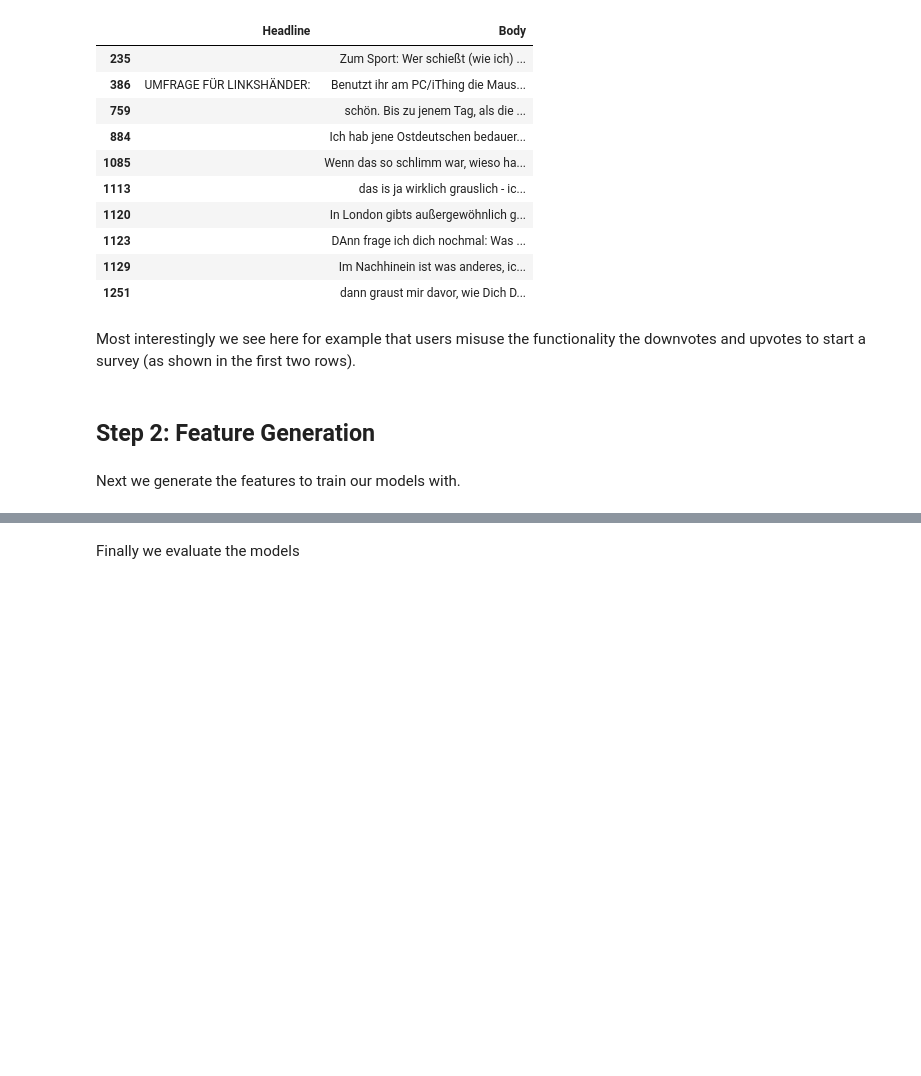
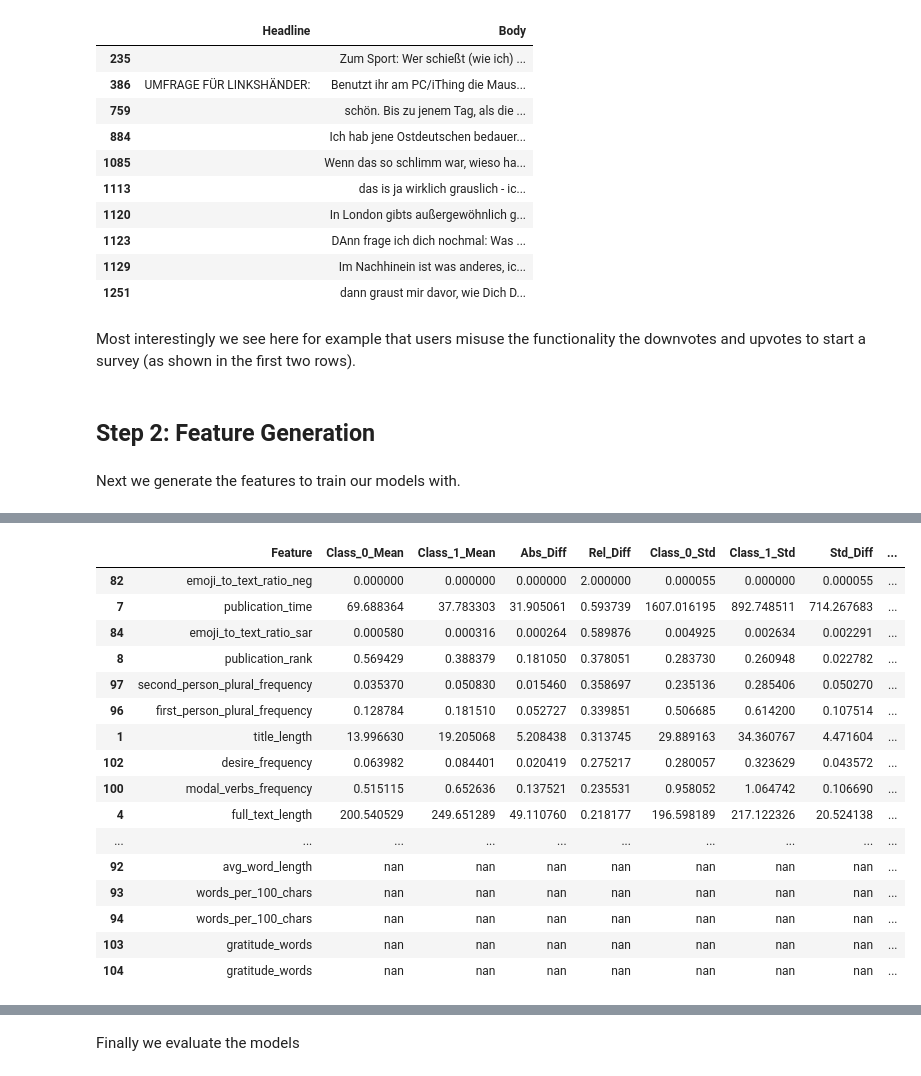
Before and after one commit to dario-x/user-post-popularity-prediction, a Jupyter notebook: main.ipynb, the cells around one changed output, grey strips where cells are left out. Saved outputs shown, nothing was run; the diff lists cells and outputs as text; code cells hidden in the pictures; blank space fills up the shorter version.

```diff
--- a/main.ipynb
+++ b/main.ipynb
@@ -657,0 +758,9 @@ Next we define a function to train our models and we dfine our baselines
+# %%
+# Calculate the time difference in hours between 'CreatedAt' and 'publishingDate'
+df_merged['publication_time'] = ( df_merged['CreatedAt'] - df_merged['publishingDate'] ).dt.total_seconds() / 60 / 60
+
+# Rank the comments for each article based on the 'time_passed_before_post_creation'
+#df_merged['publication_rank'] = df_merged.groupby('ID_Article')['publication_time'].rank(method='first').astype(int)
+
+# Calculate the percentage rank (to check if it's in the first 10%, 20%, etc.)
+df_merged['publication_rank'] = df_merged.groupby('ID_Article')['publication_time'].rank(pct=True)
@@ -657,0 +769,4 @@ Next we define a function to train our models and we dfine our baselines
+# %%
+# append the generated sentiment score (that was predicted in file sentiment analysis)
+df_sentiment = pd.read_pickle("./data/sentiment_dataframe.pkl")[["ID_Post", "sentiment_score"]]
+df_merged = df_merged.merge(df_sentiment, on="ID_Post", how="left")
@@ -657,0 +812,7 @@ Next we define a function to train our models and we dfine our baselines
+# %%
+# Define the initial X and y
+X = df_merged.drop(columns=['PositiveVotes', 'NegativeVotes', 'TotalInteraction', 'Neg_Pos_Ratio', 'Post_Engagement'])
+y = df_merged[['Post_Engagement', 'PositiveVotes', 'NegativeVotes', 'TotalInteraction', 'Neg_Pos_Ratio',]]
+
+# Perform the train-test split only once
+X_train, X_test, y_train, y_test = train_test_split(X, y, test_size=0.2, random_state=42)
@@ -657,0 +921,57 @@ Next we define a function to train our models and we dfine our baselines
+# %%
+# Check for unique values in the 'Post_Engagement' column
+unique_classes = df['Post_Engagement'].unique()
+print(f"Unique classes in 'Post_Engagement': {unique_classes}")
+
+# Merge the features and target into a single DataFrame
+df = X_train[generated_features].copy()
+df['Post_Engagement'] = y_train["Post_Engagement"]
+
+# Initialize a list to store the analysis results
+results = []
+
+# For each feature in X_train[generated_features], calculate the required metrics
+for feature in X_train[generated_features].columns:
+    # Calculate the mean and std for each class (using .get to handle missing classes)
+    class_means = df.groupby('Post_Engagement')[feature].mean()
+    class_stds = df.groupby('Post_Engagement')[feature].std()
+
+    # Safely get the means and stds for class 0 and class 1
+    mean_class_0 = class_means.get(0, np.nan)
+    mean_class_1 = class_means.get(1, np.nan)
+    std_class_0 = class_stds.get(0, np.nan)
+    std_class_1 = class_stds.get(1, np.nan)
+
+    # Calculate the absolute and relative differences
+    abs_diff = abs(mean_class_1 - mean_class_0) if not np.isnan(mean_class_0) and not np.isnan(mean_class_1) else np.nan
+    rel_diff = abs_diff / np.mean([mean_class_0, mean_class_1]) if not np.isnan(abs_diff) else np.nan
+
+    # Calculate variability (standard deviation)
+    std_diff = abs(std_class_1 - std_class_0) if not np.isnan(std_class_0) and not np.isnan(std_class_1) else np.nan
+
+    # Store the results
+    results.append({
+        'Feature': feature,
+        'Class_0_Mean': mean_class_0,
+        'Class_1_Mean': mean_class_1,
+        'Abs_Diff': abs_diff,
+        'Rel_Diff': rel_diff,
+        'Class_0_Std': std_class_0,
+        'Class_1_Std': std_class_1,
+        'Std_Diff': std_diff
+    })
+
+# Convert results to DataFrame
+analysis_df = pd.DataFrame(results)
+
+# Rank features based on absolute difference, relative difference, and standard deviation difference
+analysis_df['Rank_Abs_Diff'] = analysis_df['Abs_Diff'].rank(ascending=False)
+analysis_df['Rank_Rel_Diff'] = analysis_df['Rel_Diff'].rank(ascending=False)
+analysis_df['Rank_Std_Diff'] = analysis_df['Std_Diff'].rank(ascending=False)
+
+# Sort by the relative difference (you can adjust sorting criteria here)
+analysis_df_sorted = analysis_df.sort_values(by='Rel_Diff', ascending=False)
+
+# Display the final sorted DataFrame
+analysis_df_sorted.style
+# %% [output]
@@ -658 +979,18 @@ Next we define a function to train our models and we dfine our baselines
+|  | Feature | Class_0_Mean | Class_1_Mean | Abs_Diff | Rel_Diff | Class_0_Std | Class_1_Std | Std_Diff | ... |
+| 82 | emoji_to_text_ratio_neg | 0.000000 | 0.000000 | 0.000000 | 2.000000 | 0.000055 | 0.000000 | 0.000055 | ... |
+| 7 | publication_time | 69.688364 | 37.783303 | 31.905061 | 0.593739 | 1607.016195 | 892.748511 | 714.267683 | ... |
+| 84 | emoji_to_text_ratio_sar | 0.000580 | 0.000316 | 0.000264 | 0.589876 | 0.004925 | 0.002634 | 0.002291 | ... |
+| 8 | publication_rank | 0.569429 | 0.388379 | 0.181050 | 0.378051 | 0.283730 | 0.260948 | 0.022782 | ... |
+| 97 | second_person_plural_frequency | 0.035370 | 0.050830 | 0.015460 | 0.358697 | 0.235136 | 0.285406 | 0.050270 | ... |
+| 96 | first_person_plural_frequency | 0.128784 | 0.181510 | 0.052727 | 0.339851 | 0.506685 | 0.614200 | 0.107514 | ... |
+| 1 | title_length | 13.996630 | 19.205068 | 5.208438 | 0.313745 | 29.889163 | 34.360767 | 4.471604 | ... |
+| 102 | desire_frequency | 0.063982 | 0.084401 | 0.020419 | 0.275217 | 0.280057 | 0.323629 | 0.043572 | ... |
+| 100 | modal_verbs_frequency | 0.515115 | 0.652636 | 0.137521 | 0.235531 | 0.958052 | 1.064742 | 0.106690 | ... |
+| 4 | full_text_length | 200.540529 | 249.651289 | 49.110760 | 0.218177 | 196.598189 | 217.122326 | 20.524138 | ... |
+| ... | ... | ... | ... | ... | ... | ... | ... | ... | ... |
+| 92 | avg_word_length | nan | nan | nan | nan | nan | nan | nan | ... |
+| 93 | words_per_100_chars | nan | nan | nan | nan | nan | nan | nan | ... |
+| 94 | words_per_100_chars | nan | nan | nan | nan | nan | nan | nan | ... |
+| 103 | gratitude_words | nan | nan | nan | nan | nan | nan | nan | ... |
+| 104 | gratitude_words | nan | nan | nan | nan | nan | nan | nan | ... |
 # %% [markdown]
```
Also changed, not shown: parts of 51 cells of this notebook, 2 other files.
